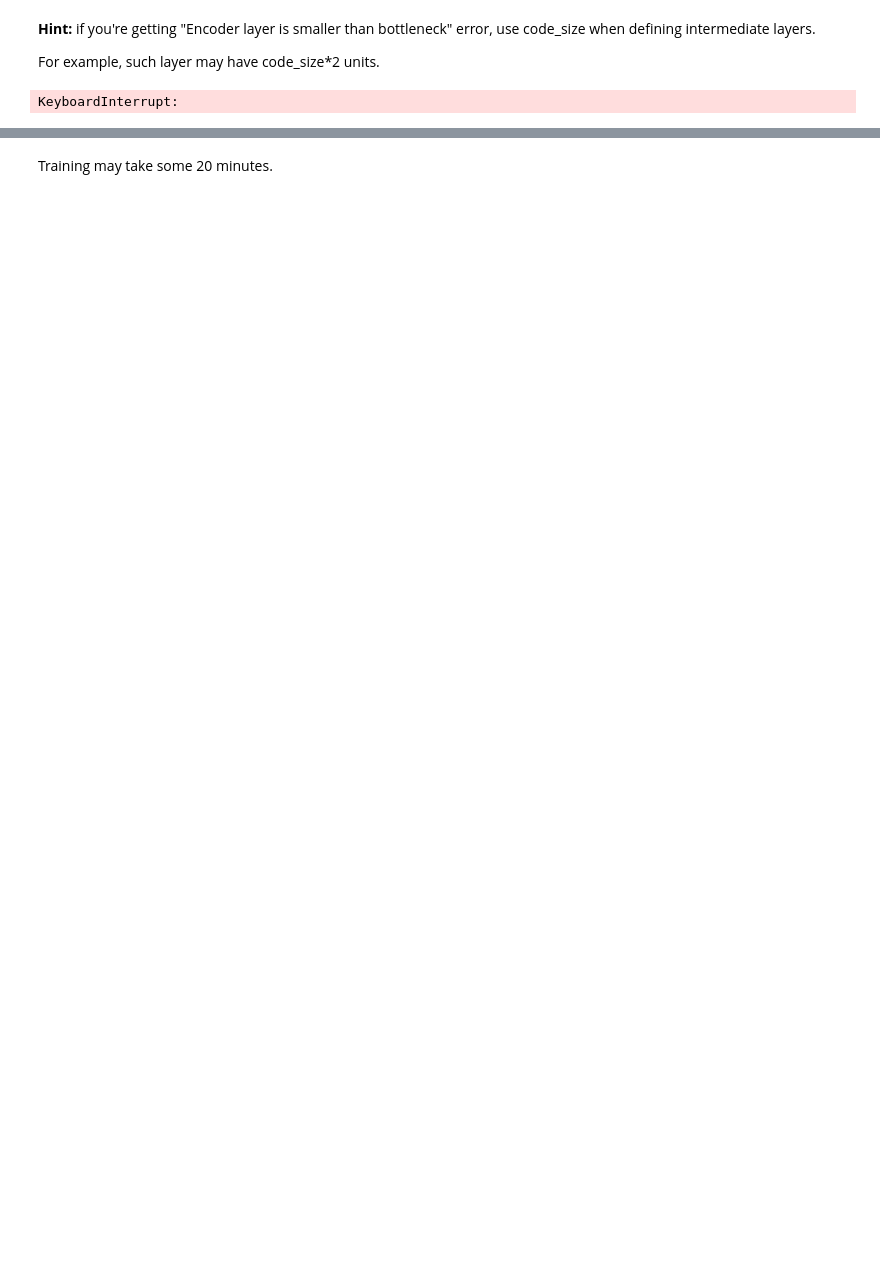
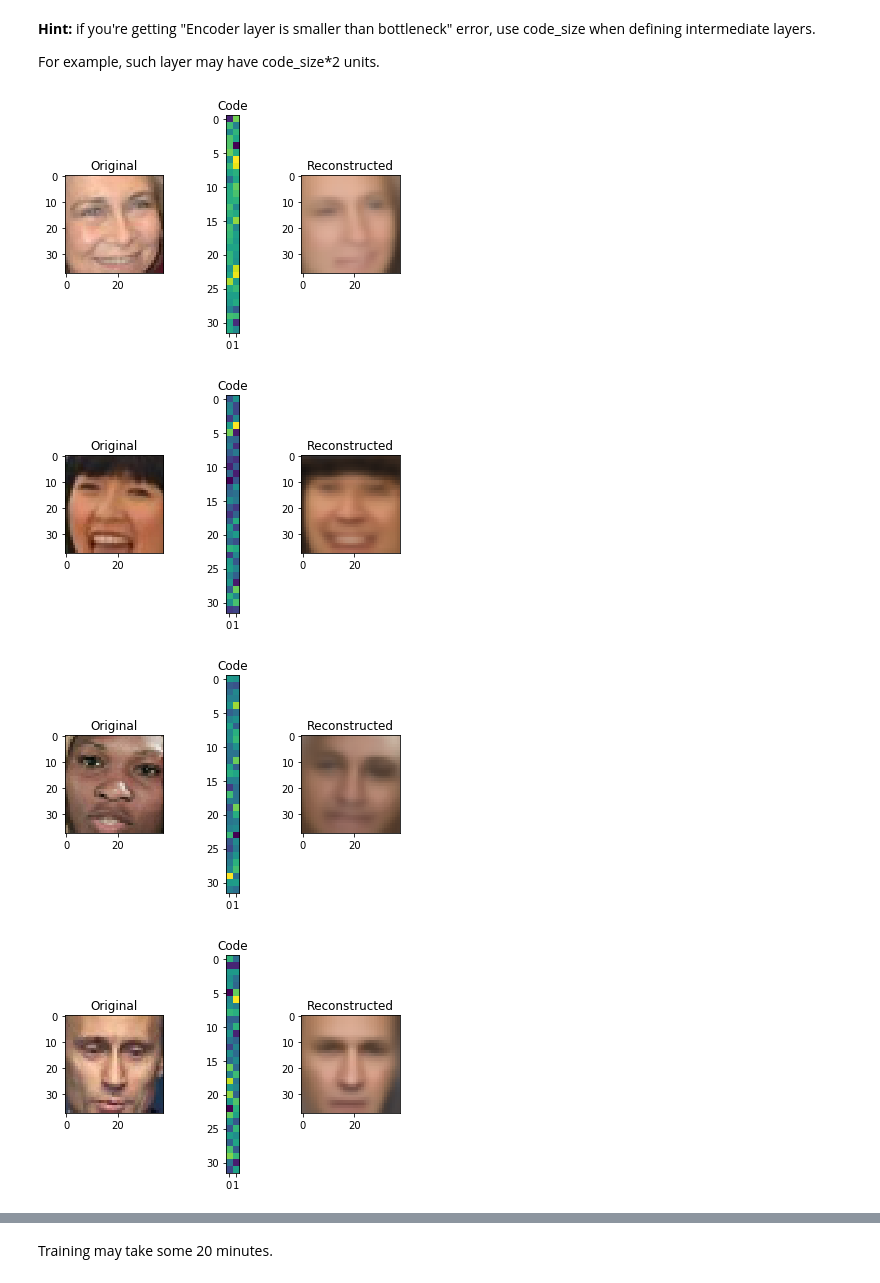
Before and after one commit to tvorogme/digitalfest, a Jupyter notebook: mc.ipynb, the cells around one changed output, grey strips where cells are left out. Drawn from its saved outputs; the diff is of its cells as text; code cells hidden in the pictures; blank space fills up the shorter version.

```diff
--- a/mc.ipynb
+++ b/mc.ipynb
@@ -387,8 +354,20 @@ __Hint:__ if you're getting "Encoder layer is smaller than bottleneck" error, us
 
 For example, such layer may have code_size*2 units.
 # %%
-deep = build_deep_autoencoder(img_shape)
+deep = build_deep_autoencoder(img_shape, code_size=64)
-# %%
-deep.fit(X_train,batch_size= 32,n_epochs=32)
-# %% [output]
-KeyboardInterrupt:
+# %%
+#reconstruction_mse = autoencoder.evaluate(X_test,X_test,verbose=0)
+#assert reconstruction_mse <= 0.005, "Compression is too lossy. See tips below."
+#assert len(encoder.output_shape)==2 and encoder.output_shape[1]==32, "Make sure encoder has code_size units"
+#print("Final MSE:", reconstruction_mse)
+
+def epochal_visualize():
+    for i in range(5):
+        img = X_test[i]
+        visualize(img,deep)
+epochal_visualize()
+# %% [output]
+[figure, added]
+[figure, added]
+[figure, added]
+[figure, added]
```
Also changed, not shown: parts of 45 cells of this notebook.
